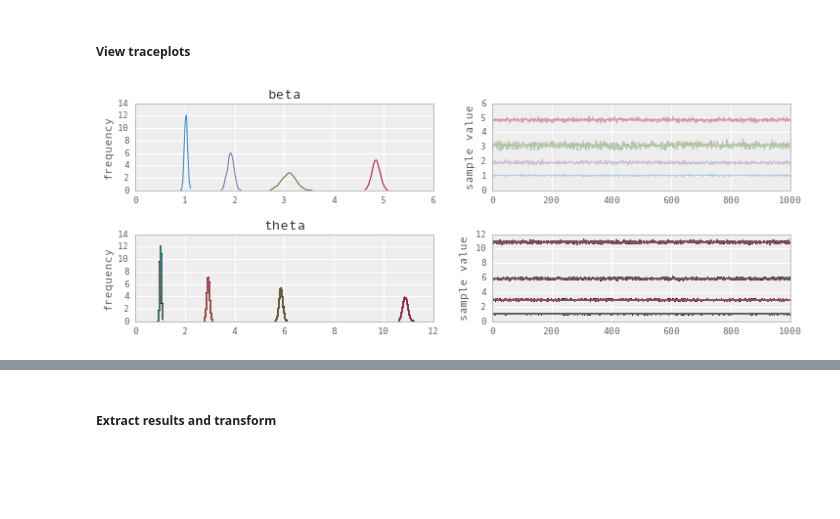
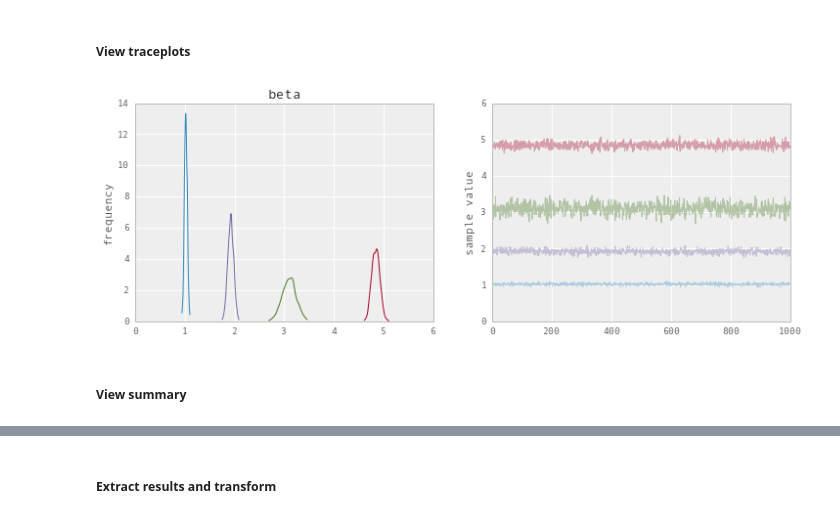
Before and after one commit to jonsedar/pymc3_vs_pystan, a Jupyter notebook: 80_PoissonRegression.ipynb, the cells around one changed output, grey strips where cells are left out. Drawn from its saved outputs; the diff is of its cells as text; code cells hidden in the pictures; blank space fills up the shorter version.

Commit message:
WIP slowly creating hierarchical notebook
also some other minor changes to linear and poisson along the way

```diff
--- a/80_PoissonRegression.ipynb
+++ b/80_PoissonRegression.ipynb
@@ -292,14 +292,9 @@ mdl_fish_stan_spec = """
     parameters {
         vector[K] beta;                     // exog coeffs
     }
-    transformed parameters {
-        vector[N] theta;                    // will iterate through theta
-        theta <- X * beta;                  // linear model
-    }
+    transformed parameters {}
     model {
-        for (n in 1:N){
-            y[n] ~ poisson(theta[n]);       // poisson likelihood
-        }
+        y ~ poisson(X * beta);                 // poisson likelihood
     }
     generated quantities {}
     """
@@ -320,7 +315,9 @@ mdl_fish_stan_fit = pystan.stan(
 # %% [markdown]
 ##### View traceplots
 # %%
-mdl_fish_stan_fit.plot()
+mdl_fish_stan_fit.plot(pars='beta')
 plt.show()
 # %% [output]
-[figure, old version]
+[figure, new version]
+# %% [markdown]
+##### View summary
```
Also changed, not shown: parts of 5 cells of this notebook, 5 other files.
